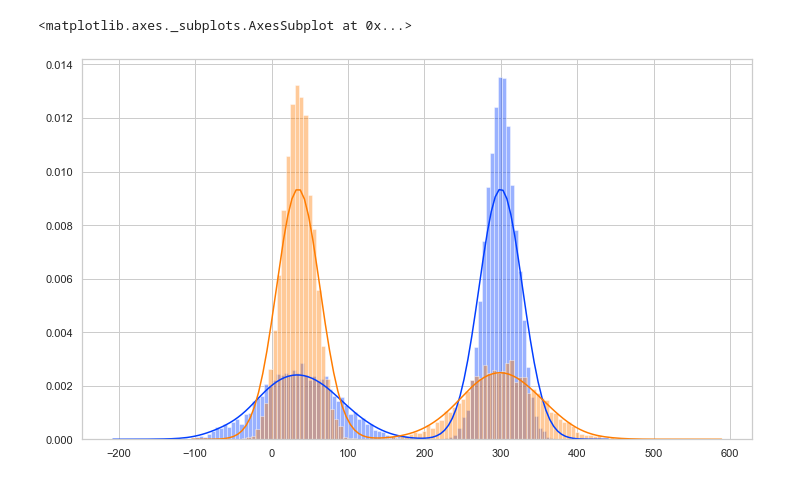
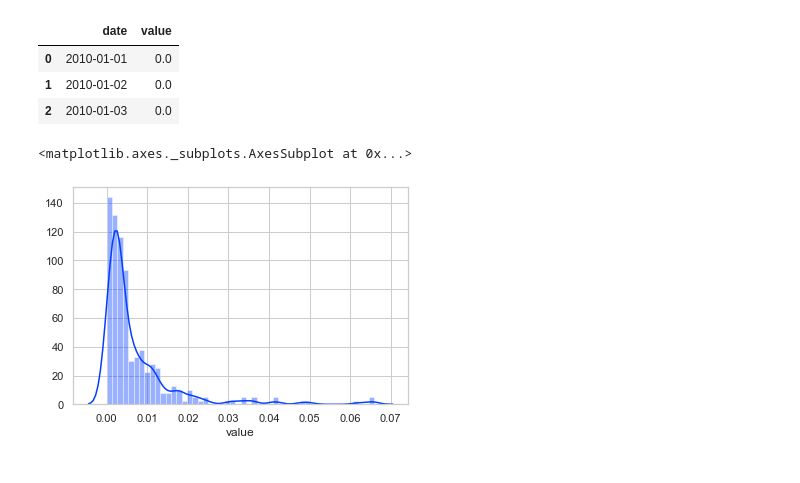
Before and after one commit to algoasylum/SatelliteImageAnalysis, a Jupyter notebook: GMM/Untitled1.ipynb, the cells around one changed output. Saved outputs shown, nothing was run; the diff lists cells and outputs as text; code cells hidden in the pictures.

```diff
--- a/GMM/Untitled1.ipynb
+++ b/GMM/Untitled1.ipynb
@@ -14,13 +17,19 @@ from scipy.spatial import distance
-# %%
-value1 = np.random.normal(loc=35,scale=50,size=5000)
-value2 =  np.random.normal(loc=300,scale=20,size=10000)
-q1 = np.concatenate((value1,value2))
-value1 = np.random.normal(loc=300,scale=50,size=5000)
-value2 =  np.random.normal(loc=35,scale=20,size=10000)
-q2 = np.concatenate((value1,value2))
-fig = plt.subplots(1,1,figsize = (12,7))
-sns.distplot(q1,bins=100)
-sns.distplot(q2,bins=100)
-# %% [output]
-<matplotlib.axes._subplots.AxesSubplot at 0x...>
-[figure, removed]
+# %%
+df = pd.read_csv('preci_alt.csv')
+df = pd.read_csv('preci_alt.csv')
+df.columns = ['date','value']
+df.date = pd.to_datetime(df.date,format='%b %d, %Y')
+df.head(3)
+# %% [output]
+|  | date | value |
+| 0 | 2010-01-01 | 0.0 |
+| 1 | 2010-01-02 | 0.0 |
+| 2 | 2010-01-03 | 0.0 |
+# %%
+q1 = df[(df.date.dt.month == 6)  ]
+q2 = df[(df.date.dt.month == 7) ]
+# %%
+sns.distplot(q1.value,bins=50)
+# %% [output]
+<matplotlib.axes._subplots.AxesSubplot at 0x...>
+[figure, added]
```
Also changed, not shown: parts of 13 cells of this notebook, 5 other files.
